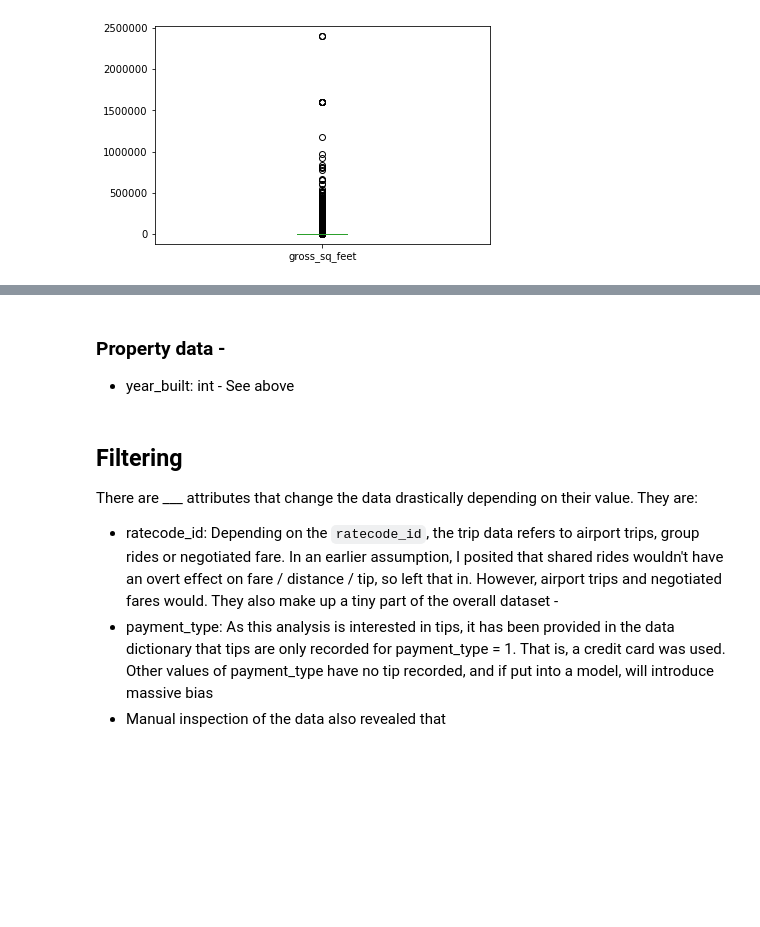
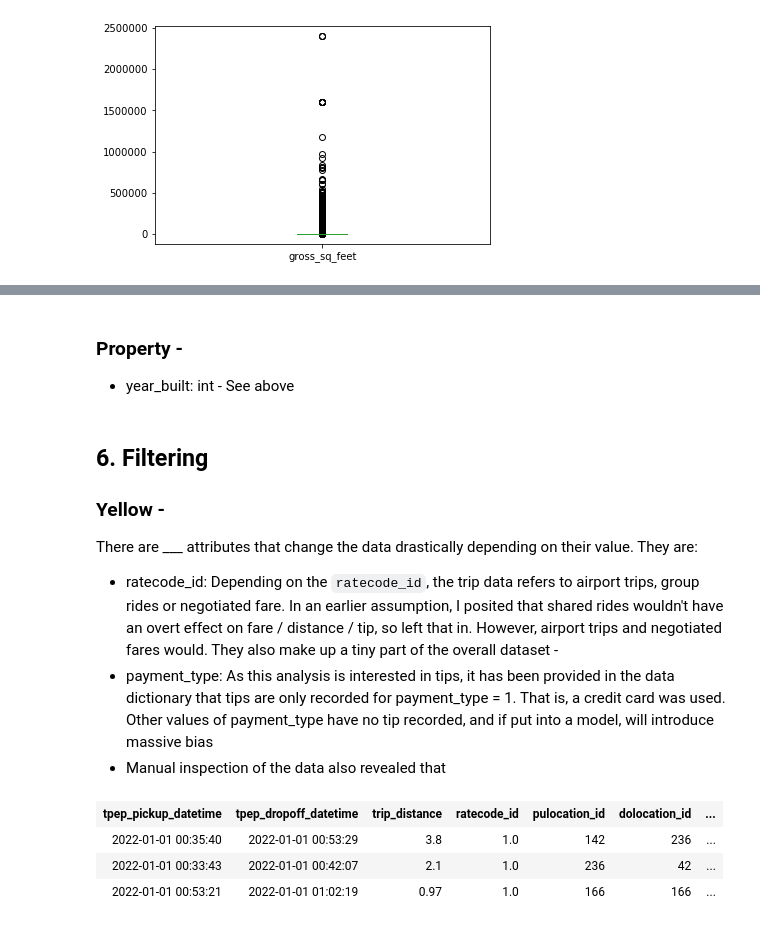
Before and after one commit to arjunrajkumar-ds/ADS_Project_1, a Jupyter notebook: code/preprocessing.ipynb, the cells around one changed output, grey strips where cells are left out. Saved outputs shown, nothing was run; the diff lists cells and outputs as text; code cells hidden in the pictures; blank space fills up the shorter version.

```diff
--- a/code/preprocessing.ipynb
+++ b/code/preprocessing.ipynb
@@ -262,17 +426,26 @@ for column in columns:
 # %% [markdown]
-### Property data -
+### Property -
 - year_built: int - See above
 # %%
 # Casting year_built column to int
 property_df = property_df.astype({'year_built': int})
 # %% [markdown]
-## Filtering
+## 6. Filtering
+
+### Yellow -
 
 There are ___ attributes that change the data drastically depending on their value. They are:
 
 - ratecode_id: Depending on the `ratecode_id`, the trip data refers to airport trips, group rides or negotiated fare. In an earlier assumption, I posited that shared rides wouldn't have an overt effect on fare / distance / tip, so left that in. However, airport trips and negotiated fares would. They also make up a tiny part of the overall dataset -
 - payment_type: As this analysis is interested in tips, it has been provided in the data dictionary that tips are only recorded for payment_type = 1. That is, a credit card was used. Other values of payment_type have no tip recorded, and if put into a model, will introduce massive bias
 - Manual inspection of the data also revealed that
+# %%
+yellow.limit(3)
+# %% [output]
+| tpep_pickup_datetime | tpep_dropoff_datetime | trip_distance | ratecode_id | pulocation_id | dolocation_id | ... |
+| 2022-01-01 00:35:40 | 2022-01-01 00:53:29 | 3.8 | 1.0 | 142 | 236 | ... |
+| 2022-01-01 00:33:43 | 2022-01-01 00:42:07 | 2.1 | 1.0 | 236 | 42 | ... |
+| 2022-01-01 00:53:21 | 2022-01-01 01:02:19 | 0.97 | 1.0 | 166 | 166 | ... |
 # %%
 # Filtering relevant rows based on ratecode_id value and overwriting unfiltered yellow dataframe
 
```
Also changed, not shown: parts of 92 cells of this notebook, 2 other files.
